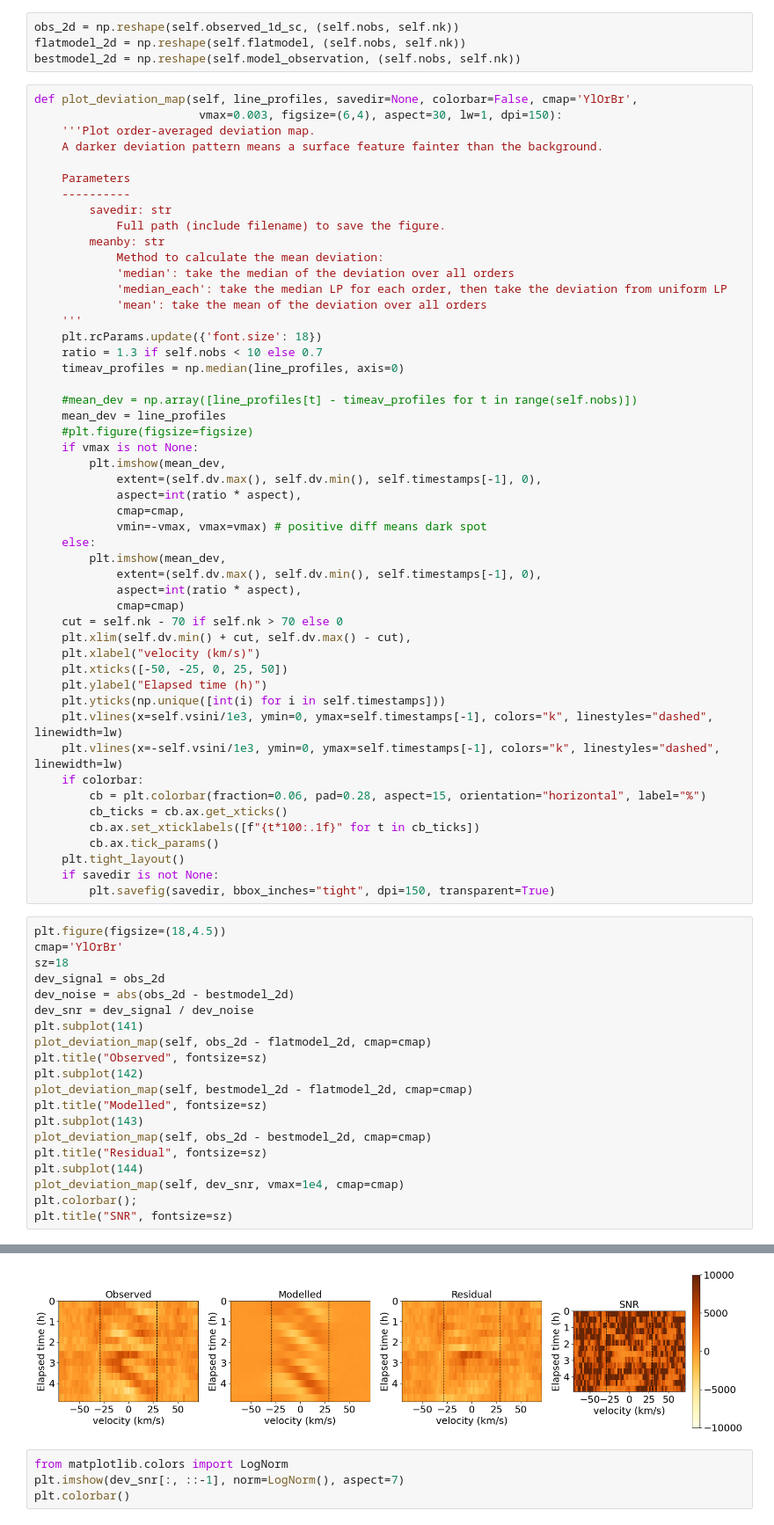
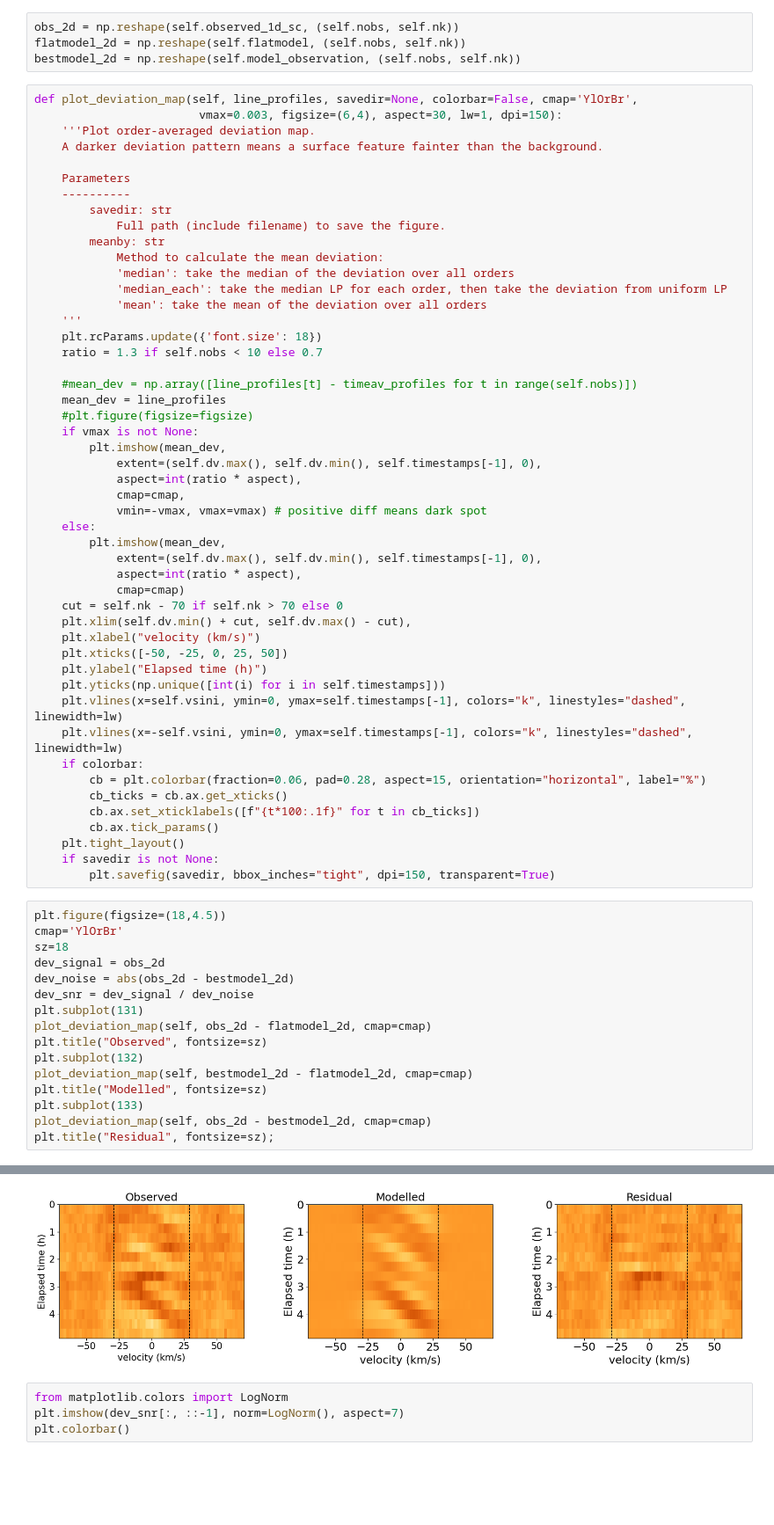
Before and after one commit to alphalyncis/doppler-imaging-maxentropy, a Jupyter notebook: src/test.ipynb, the cells around one changed output, grey strips where cells are left out. Shown at 88% size. Drawn from its saved outputs; the diff is of its cells as text; blank space fills up the shorter version.

```diff
--- a/src/test.ipynb
+++ b/src/test.ipynb
@@ -219,7 +215,6 @@ def plot_deviation_map(self, line_profiles, savedir=None, colorbar=False, cmap='
     '''
     plt.rcParams.update({'font.size': 18})
     ratio = 1.3 if self.nobs < 10 else 0.7
-    timeav_profiles = np.median(line_profiles, axis=0)
 
     #mean_dev = np.array([line_profiles[t] - timeav_profiles for t in range(self.nobs)])
     mean_dev = line_profiles
@@ -241,8 +236,8 @@ def plot_deviation_map(self, line_profiles, savedir=None, colorbar=False, cmap='
     plt.xticks([-50, -25, 0, 25, 50])
     plt.ylabel("Elapsed time (h)")
     plt.yticks(np.unique([int(i) for i in self.timestamps]))
-    plt.vlines(x=self.vsini/1e3, ymin=0, ymax=self.timestamps[-1], colors="k", linestyles="dashed", linewidth=lw)
-    plt.vlines(x=-self.vsini/1e3, ymin=0, ymax=self.timestamps[-1], colors="k", linestyles="dashed", linewidth=lw)
+    plt.vlines(x=self.vsini, ymin=0, ymax=self.timestamps[-1], colors="k", linestyles="dashed", linewidth=lw)
+    plt.vlines(x=-self.vsini, ymin=0, ymax=self.timestamps[-1], colors="k", linestyles="dashed", linewidth=lw)
     if colorbar:
         cb = plt.colorbar(fraction=0.06, pad=0.28, aspect=15, orientation="horizontal", label="%")
         cb_ticks = cb.ax.get_xticks()
@@ -258,17 +253,13 @@ sz=18
 dev_signal = obs_2d
 dev_noise = abs(obs_2d - bestmodel_2d)
 dev_snr = dev_signal / dev_noise
-plt.subplot(141)
+plt.subplot(131)
 plot_deviation_map(self, obs_2d - flatmodel_2d, cmap=cmap)
 plt.title("Observed", fontsize=sz)
-plt.subplot(142)
+plt.subplot(132)
 plot_deviation_map(self, bestmodel_2d - flatmodel_2d, cmap=cmap)
 plt.title("Modelled", fontsize=sz)
-plt.subplot(143)
+plt.subplot(133)
 plot_deviation_map(self, obs_2d - bestmodel_2d, cmap=cmap)
-plt.title("Residual", fontsize=sz)
-plt.subplot(144)
-plot_deviation_map(self, dev_snr, vmax=1e4, cmap=cmap)
-plt.colorbar();
-plt.title("SNR", fontsize=sz)
+plt.title("Residual", fontsize=sz);
 # %% [output]
@@ -276,4 +266,4 @@ Text(0.5, 1.0, 'SNR')
-[figure, old version]
+[figure, new version]
 # %%
 from matplotlib.colors import LogNorm
 plt.imshow(dev_snr[:, ::-1], norm=LogNorm(), aspect=7)
```
Also changed, not shown: parts of 15 cells of this notebook, 2 other files.
